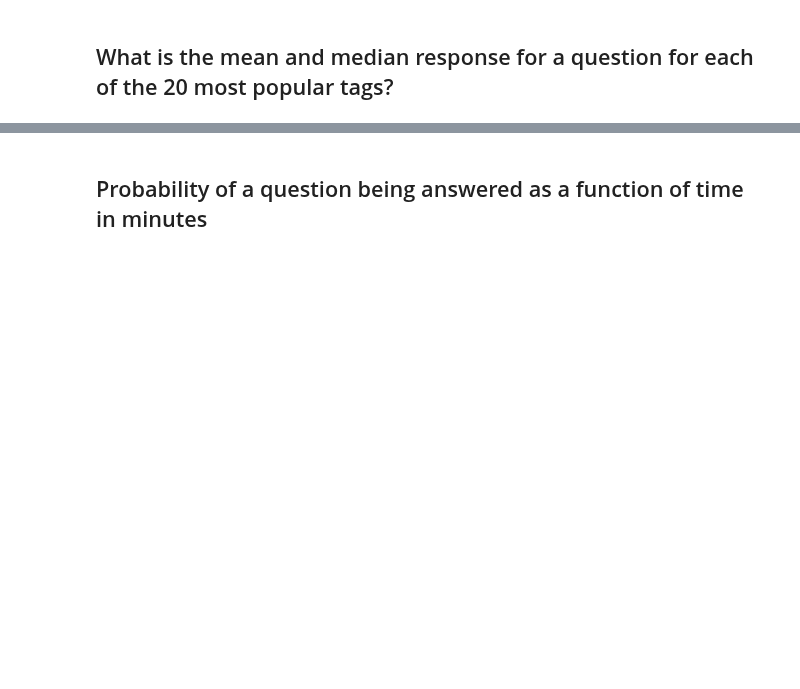
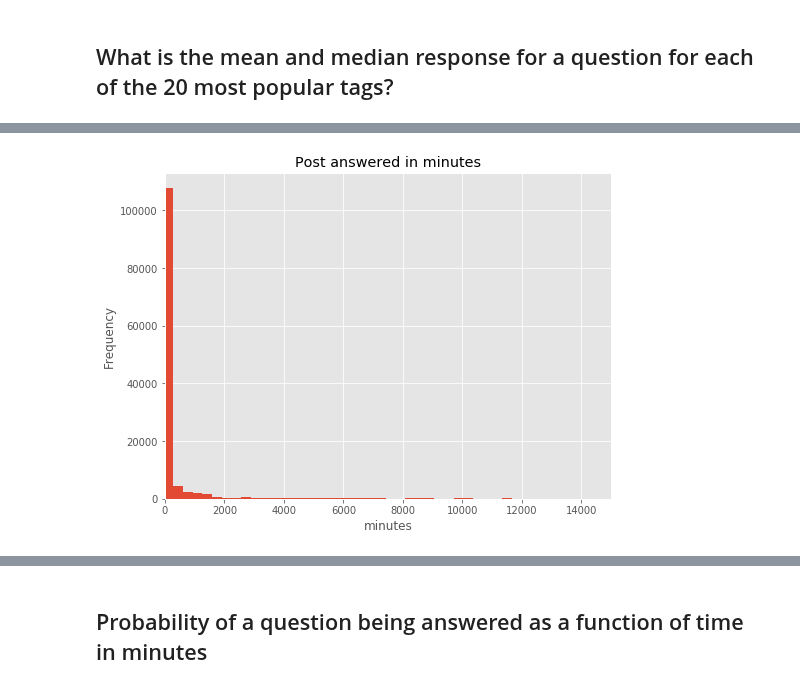
Before and after one commit to MaksimDan/160-Stackoverflow, a Jupyter notebook: source/eda/EDA-master.ipynb, the cells around one changed output, grey strips where cells are left out. Cells and saved outputs as stored; diff of their text form; code cells hidden in the pictures; blank space fills up the shorter version.

```diff
--- a/source/eda/EDA-master.ipynb
+++ b/source/eda/EDA-master.ipynb
@@ -289,0 +311,2 @@ unanswered.sort_values(by='Score',ascending=False)[:15]
+# %%
+df_parents_time = pd.DataFrame({'Cr_time_parents':unix_parents, 'ParentID':Parents_post.Id})
@@ -289,0 +322,3 @@ unanswered.sort_values(by='Score',ascending=False)[:15]
+# %%
+# Merge Table and Create Columns of Mins and Hours
+df_compare = pd.merge(df_parents_time, df_answers_time, on='ParentID')
@@ -289,0 +334,5 @@ unanswered.sort_values(by='Score',ascending=False)[:15]
+# %%
+df_compare['Duration'] = df_compare.Cr_time - df_compare.Cr_time_parents
+# %%
+df_compare['Duration_mins'] = df_compare.Duration/60
+df_compare['Duration_hours'] = df_compare.Duration_mins/60
@@ -289,0 +360,10 @@ unanswered.sort_values(by='Score',ascending=False)[:15]
+# %%
+#Histogram
+df_compare.Duration_mins.plot(kind = 'hist', bins=10000, figsize=(8,6))
+plt.xlim(0,15000)
+plt.xlabel('minutes')
+plt.title('Post answered in minutes')
+#plt.grid()
+plt.show()
+# %% [output]
+[figure, added]
```
Also changed, not shown: parts of 31 cells of this notebook.
